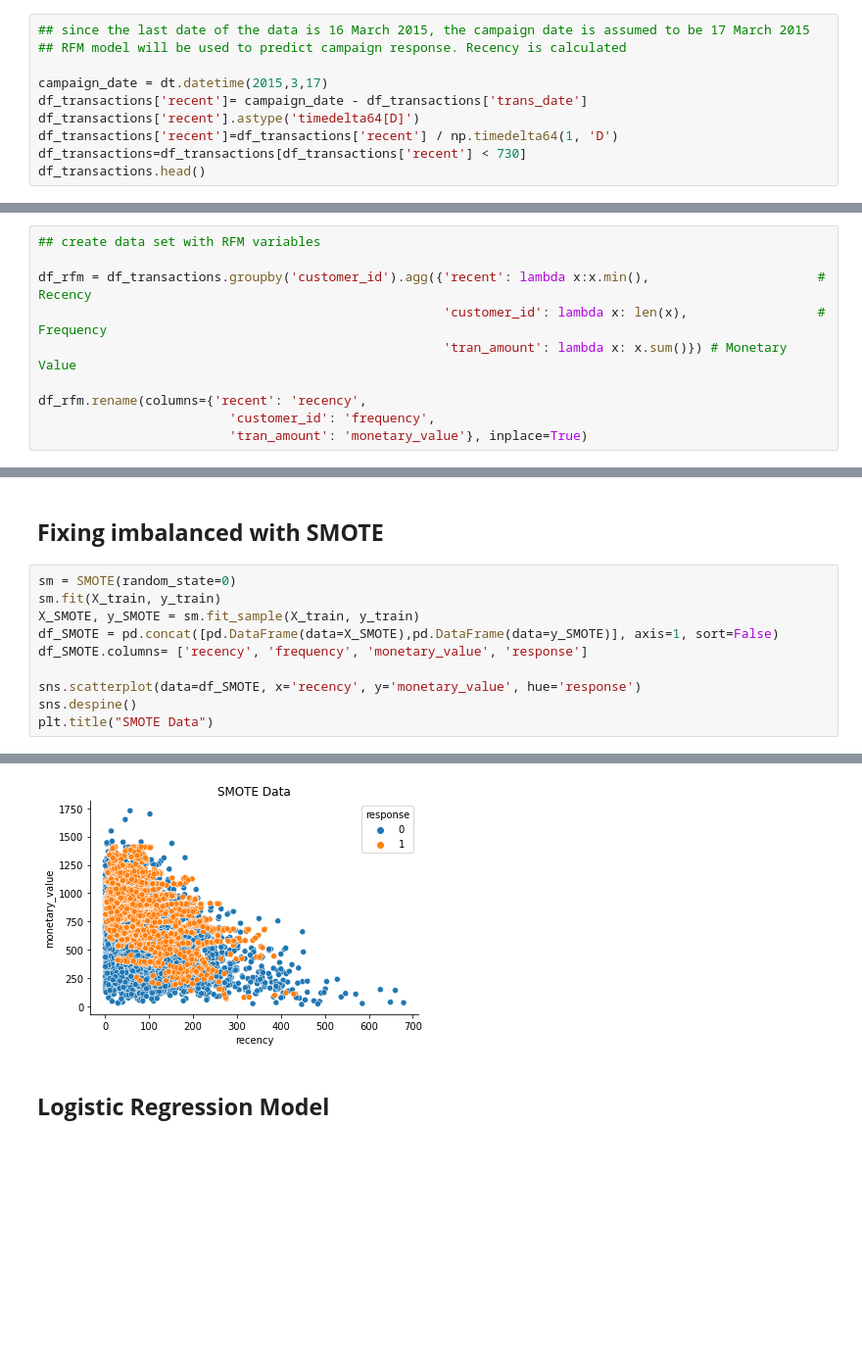
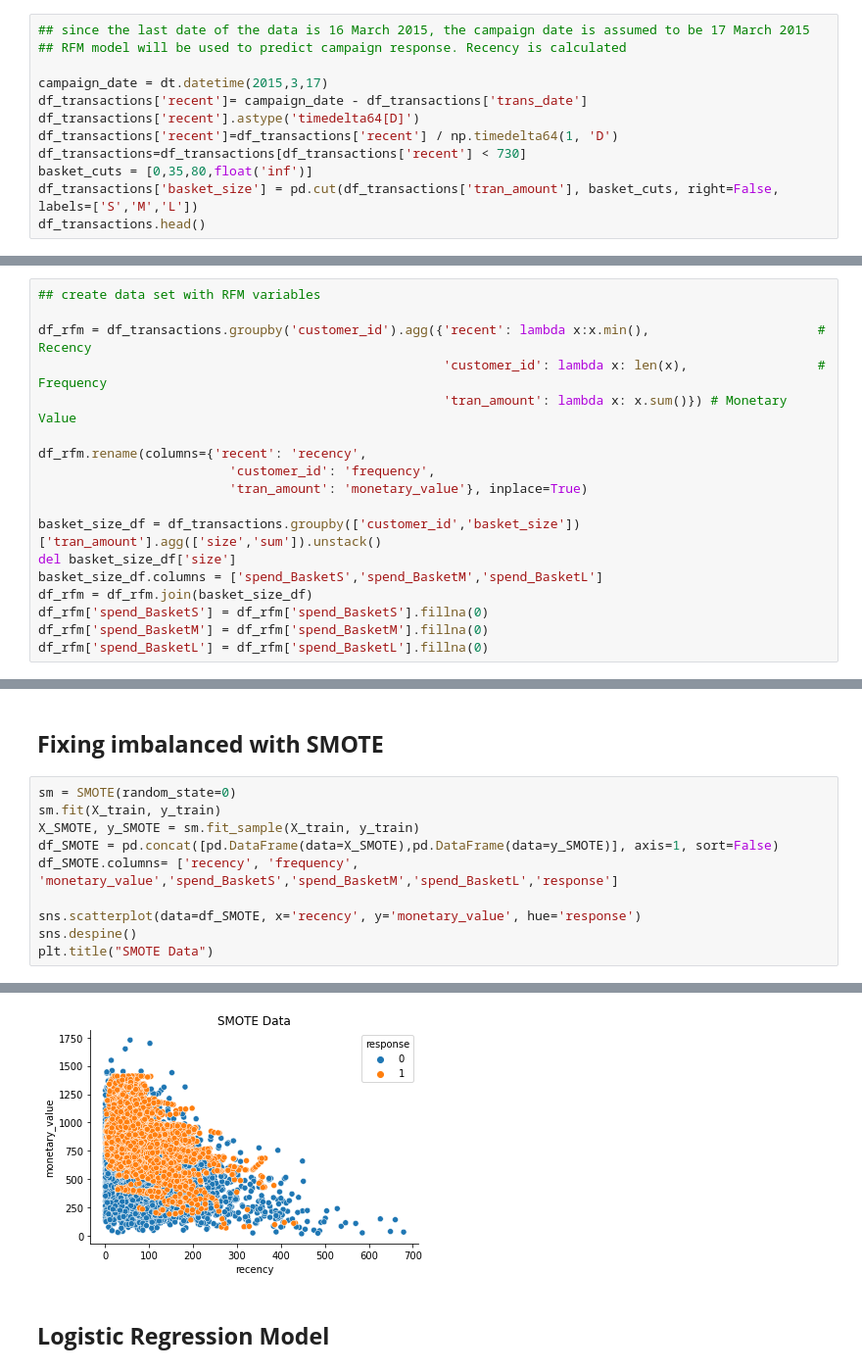
Before and after one commit to nathikayd/BADS7105, a Jupyter notebook: Homework 08 - Campaign Response Model/Campaign_Response_Model.ipynb, the cells around one changed output, grey strips where cells are left out. Shown: that part at 98% size. Drawn from its saved outputs; the diff is of its cells as text; blank space fills up the shorter version.

```diff
--- a/Homework 08 - Campaign Response Model/Campaign_Response_Model.ipynb
+++ b/Homework 08 - Campaign Response Model/Campaign_Response_Model.ipynb
@@ -67,5 +58,7 @@ df_transactions['recent']= campaign_date - df_transactions['trans_date']
 df_transactions['recent'].astype('timedelta64[D]')
 df_transactions['recent']=df_transactions['recent'] / np.timedelta64(1, 'D')
 df_transactions=df_transactions[df_transactions['recent'] < 730]
+basket_cuts = [0,35,80,float('inf')]
+df_transactions['basket_size'] = pd.cut(df_transactions['tran_amount'], basket_cuts, right=False, labels=['S','M','L'])
 df_transactions.head()
 # %% [output]
@@ -85,6 +78,14 @@ df_rfm = df_transactions.groupby('customer_id').agg({'recent': lambda x:x.min(),
 df_rfm.rename(columns={'recent': 'recency',
                          'customer_id': 'frequency',
                          'tran_amount': 'monetary_value'}, inplace=True)
+
+basket_size_df = df_transactions.groupby(['customer_id','basket_size'])['tran_amount'].agg(['size','sum']).unstack()
+del basket_size_df['size']
+basket_size_df.columns = ['spend_BasketS','spend_BasketM','spend_BasketL']
+df_rfm = df_rfm.join(basket_size_df)
+df_rfm['spend_BasketS'] = df_rfm['spend_BasketS'].fillna(0)
+df_rfm['spend_BasketM'] = df_rfm['spend_BasketM'].fillna(0)
+df_rfm['spend_BasketL'] = df_rfm['spend_BasketL'].fillna(0)
 # %%
 df_rfm = df_rfm.reset_index()
 df_rfm.head()
@@ -216,16 +232,16 @@ Text(0.5, 1.0, 'Oversampled Data')
 # %%
 sm = SMOTE(random_state=0)
 sm.fit(X_train, y_train)
 X_SMOTE, y_SMOTE = sm.fit_sample(X_train, y_train)
 df_SMOTE = pd.concat([pd.DataFrame(data=X_SMOTE),pd.DataFrame(data=y_SMOTE)], axis=1, sort=False)
-df_SMOTE.columns= ['recency', 'frequency', 'monetary_value', 'response']
+df_SMOTE.columns= ['recency', 'frequency', 'monetary_value','spend_BasketS','spend_BasketM','spend_BasketL','response']
 
 sns.scatterplot(data=df_SMOTE, x='recency', y='monetary_value', hue='response')
 sns.despine()
 plt.title("SMOTE Data")
 # %% [output]
 Text(0.5, 1.0, 'SMOTE Data')
-[figure, old version]
+[figure, new version]
 # %% [markdown]
 ## **Logistic Regression Model**
 # %%
```
Also changed, not shown: parts of 30 cells of this notebook.
